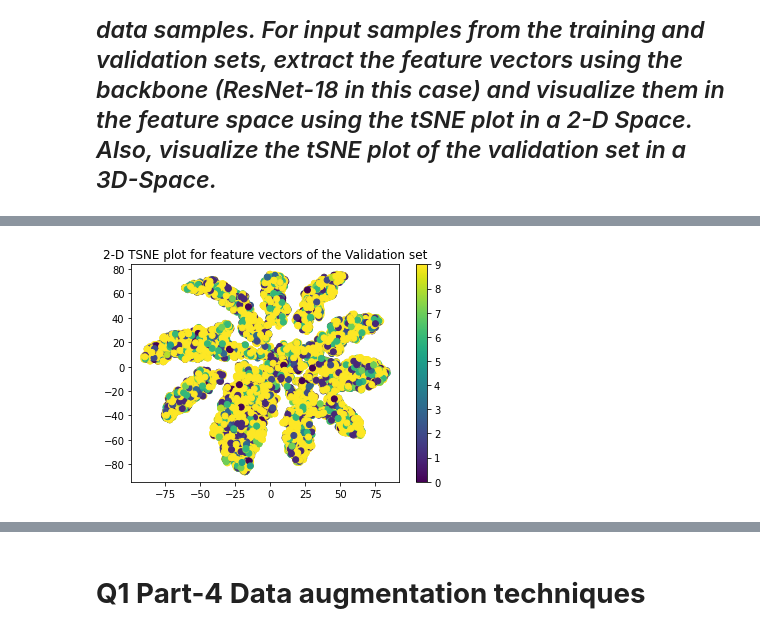
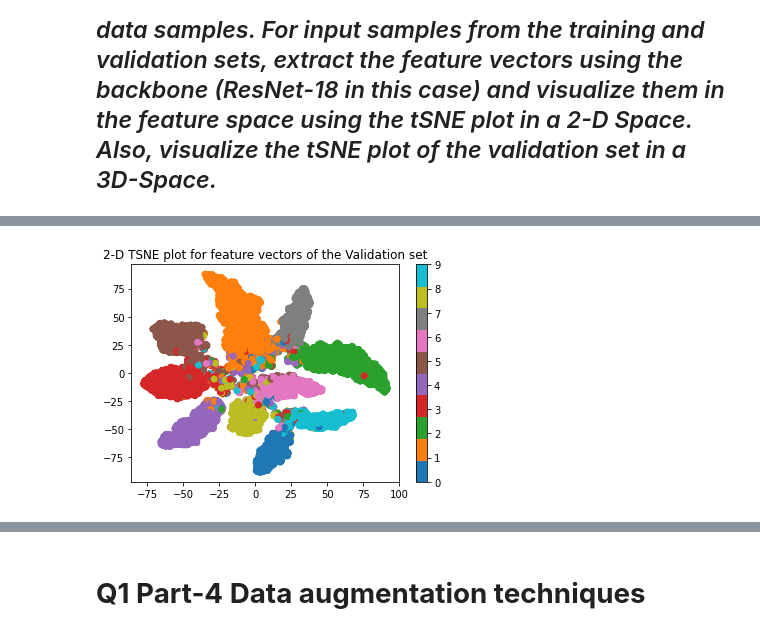
Before and after one commit to devKhush/Computer-Vision-Assignments, a Jupyter notebook: Assignment-1/Q1/Solution.ipynb, the cells around one changed output, grey strips where cells are left out. Drawn from its saved outputs; the diff is of its cells as text; code cells hidden in the pictures.

```diff
--- a/Assignment-1/Q1/Solution.ipynb
+++ b/Assignment-1/Q1/Solution.ipynb
@@ -641,7 +694,5 @@ print(len(trainloader), len(valloader), len(testloader))
 # %%
 from torchvision.models import ResNet18_Weights
-
-n_dim_feature_vectors = [[]]
 
 class ResNet18(torch.nn.Module):
     def __init__(self):
@@ -652,7 +703,6 @@ class ResNet18(torch.nn.Module):
 
     def forward(self, x):
         x = self.feature_extractor(x)
-        n_dim_feature_vectors[0].append(x.clone().detach())
         x = torch.reshape(x, (batch_size, self.model.fc.in_features))
         x = self.fc(x)
         return x
@@ -955,0 +782,21 @@ n_dim_feature_vectors_val = np.array(n_dim_feature_vectors_val)
+# %%
+train_features, train_labels = [], []
+val_features, val_labels = [], []
+
+for i, data in enumerate(trainloader, 0):
+        if i == 200: break
+        inputs, labels = data
+        features = resnet18model.forward_backbone(inputs)
+        train_features.append(features.detach().numpy())
+        train_labels.append(labels.detach().numpy())
+train_features = np.concatenate(train_features, axis=0)
+train_labels = np.concatenate(train_labels, axis=0)
+
+for i, data in enumerate(valloader, 0):
+    if i == 200: break
+    inputs, labels = data
+    features = resnet18model.forward_backbone(inputs)
+    val_features.append(features.detach().numpy())
+    val_labels.append(labels.detach().numpy())
+val_features = np.concatenate(val_features, axis=0)
+val_labels = np.concatenate(val_labels, axis=0)
@@ -973,22 +820,14 @@ plt.show()
 # %%
+from sklearn.manifold import TSNE
+
 # 2-D t-SNE plot of the feature vectors of the validation set
-# tsne = TSNE(n_components=2)
-# tsne_result = tsne.fit_transform(n_dim_feature_vectors_val)
+tsne = TSNE(n_components=2)
+tsne_result_val_2D = tsne.fit_transform(np.array(val_features))
 
-y_val = []
-for i, data in enumerate(valloader, 0):
-        if i == len(valloader)-1: break
-        inputs, labels = data
-        inputs, labels = inputs.to(device), labels.to(device)
-        outputs = resnet18model(inputs)
-        _, predicted = torch.max(outputs.data, 1)
-        y_val.append(predicted.numpy())
-y_val = np.array(y_val)
-y_val = y_val.reshape(len(y_val)*len(y_val[0]), 1)
-
-plt.scatter(tsne_result[:, 0], tsne_result[:, 1], c=y_val)
+plt.scatter(tsne_result_val_2D[:, 0], tsne_result_val_2D[:, 1], c=np.array(val_labels), cmap=plt.cm.get_cmap('tab10', len(np.unique(val_labels))))
+# plt.scatter(tsne_result_val_2D[:, 0], tsne_result_val_2D[:, 1])
 plt.title('2-D TSNE plot for feature vectors of the Validation set')
 plt.colorbar()
 plt.show()
 # %% [output]
-[figure, old version]
+[figure, new version]
```
Also changed, not shown: parts of 31 cells of this notebook, 2 other files.
